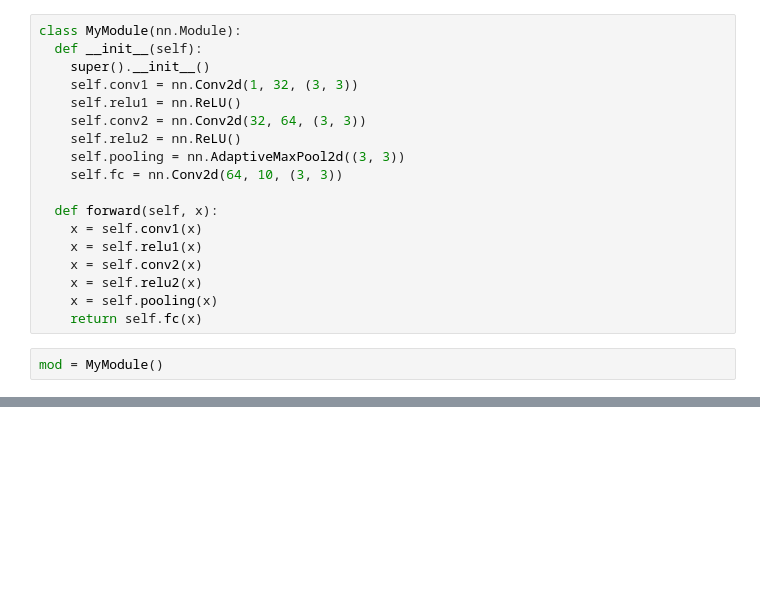
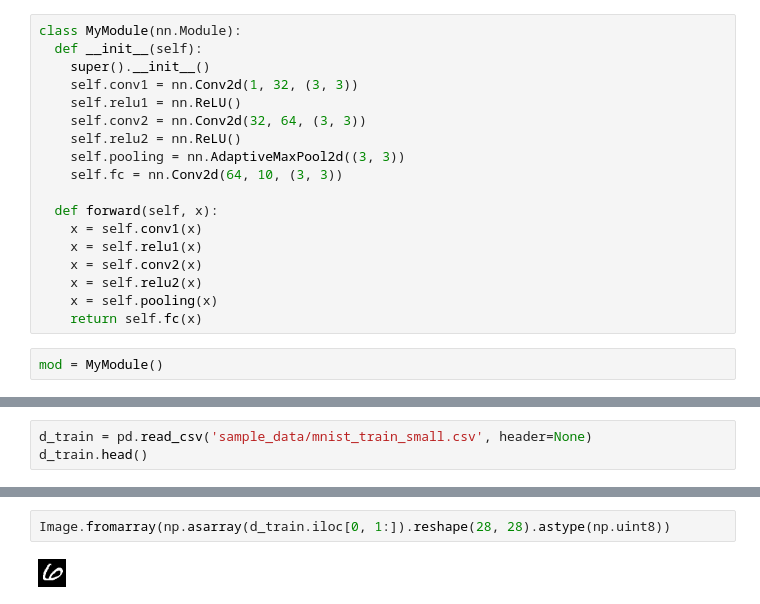
Before and after one commit to hhiraba/exercises, a Jupyter notebook: notebooks/test.ipynb, the cells around one changed output, grey strips where cells are left out. Drawn from its saved outputs; the diff is of its cells as text; blank space fills up the shorter version.

```diff
--- a/notebooks/test.ipynb
+++ b/notebooks/test.ipynb
@@ -61,0 +32,3 @@ data.describe()
+# %%
+d_train = pd.read_csv('sample_data/mnist_train_small.csv', header=None)
+d_train.head()
@@ -61,0 +43,4 @@ data.describe()
+# %%
+Image.fromarray(np.asarray(d_train.iloc[0, 1:]).reshape(28, 28).astype(np.uint8))
+# %% [output]
+[figure, added]
```
Also changed, not shown: parts of 7 cells of this notebook.
